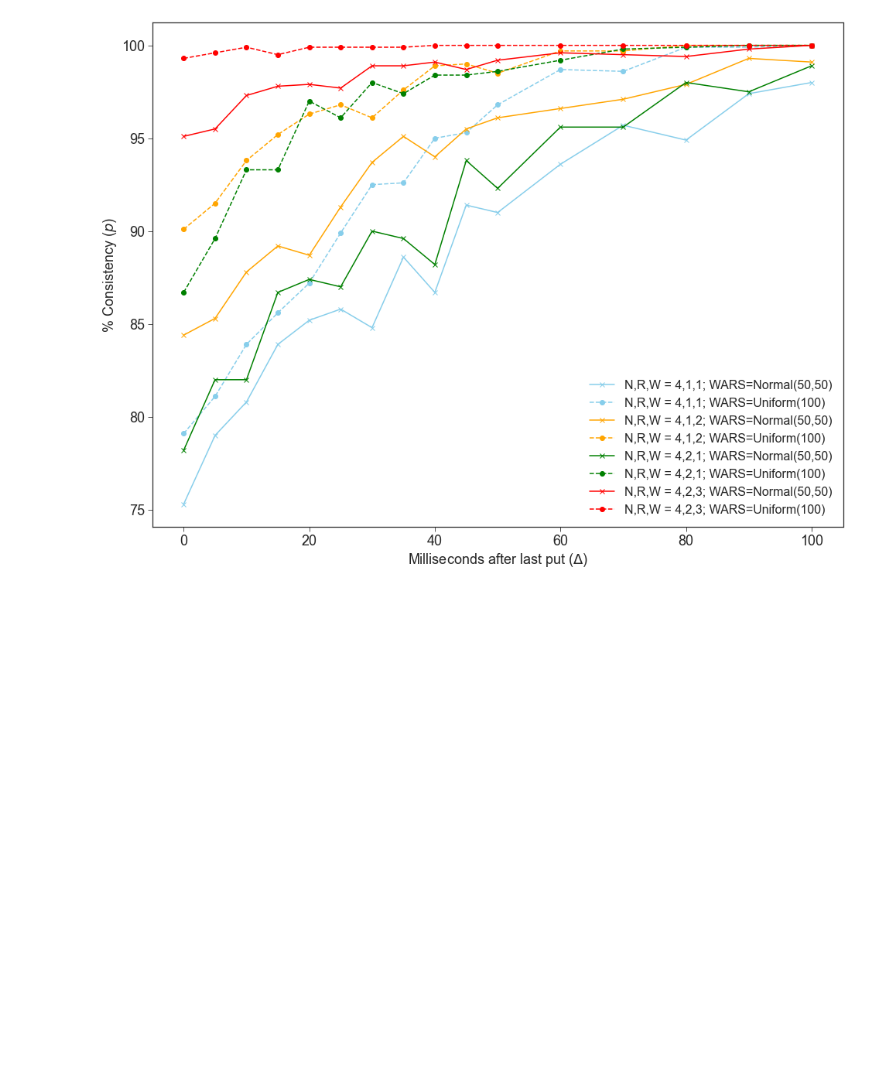
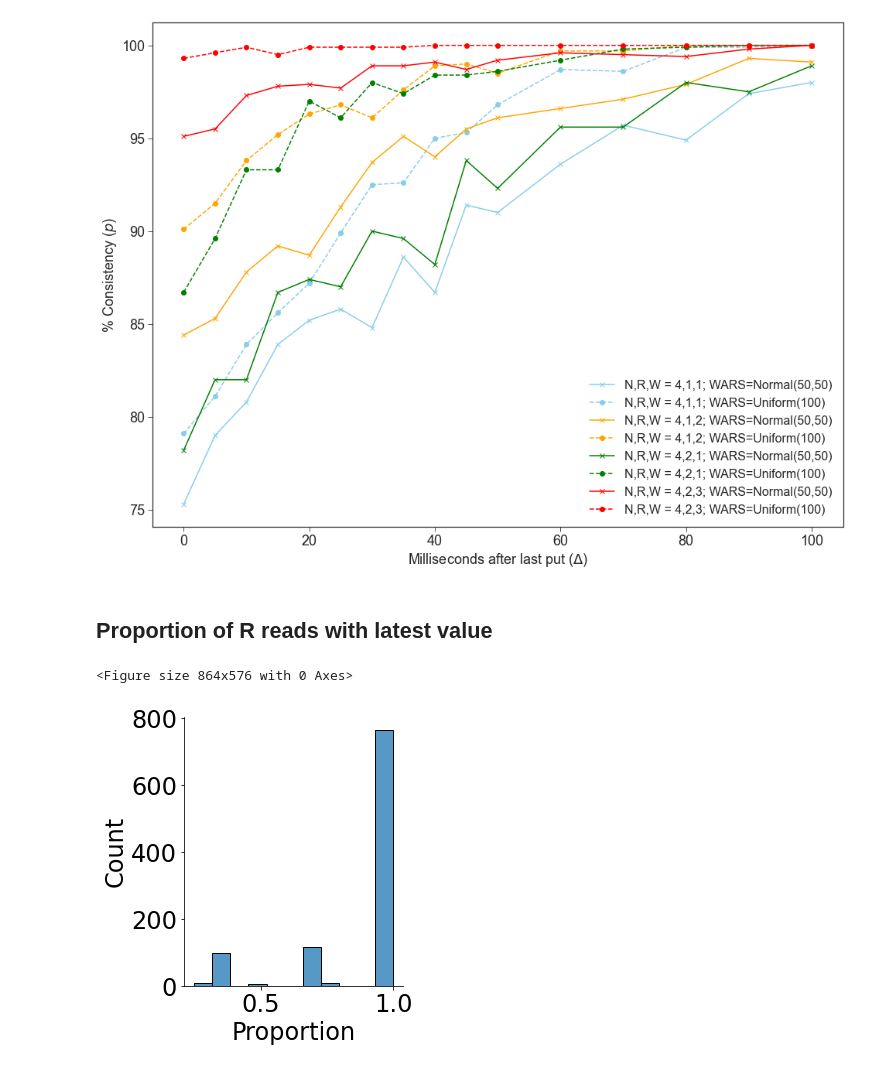
Before and after one commit to karanchahal/dynamo-simulator, a Jupyter notebook: simulator/plots.ipynb, the cells around one changed output. Drawn from its saved outputs; the diff is of its cells as text; code cells hidden in the pictures; blank space fills up the shorter version.

```diff
--- a/simulator/plots.ipynb
+++ b/simulator/plots.ipynb
@@ -172,3 +172,19 @@ plt.ylabel('% Consistency ($p$)')
 plt.show()
 # %% [output]
 [figure]
+# %% [markdown]
+## Proportion of R reads with latest value
+# %%
+with open('../r_proportion_552.txt') as f:
+    vals = [float(v) for v in f.readlines()]
+
+with open('../r_proportion_554.txt') as f:
+    vals2 = [float(v) for v in f.readlines()]
+# %%
+plt.figure(figsize=(12,8))
+sns.displot(vals)
+plt.xlabel('Proportion')
+plt.show()
+# %% [output]
+<Figure size 864x576 with 0 Axes>
+[figure, added]
```
Also changed, not shown: parts of 5 cells of this notebook, 2 other files.
